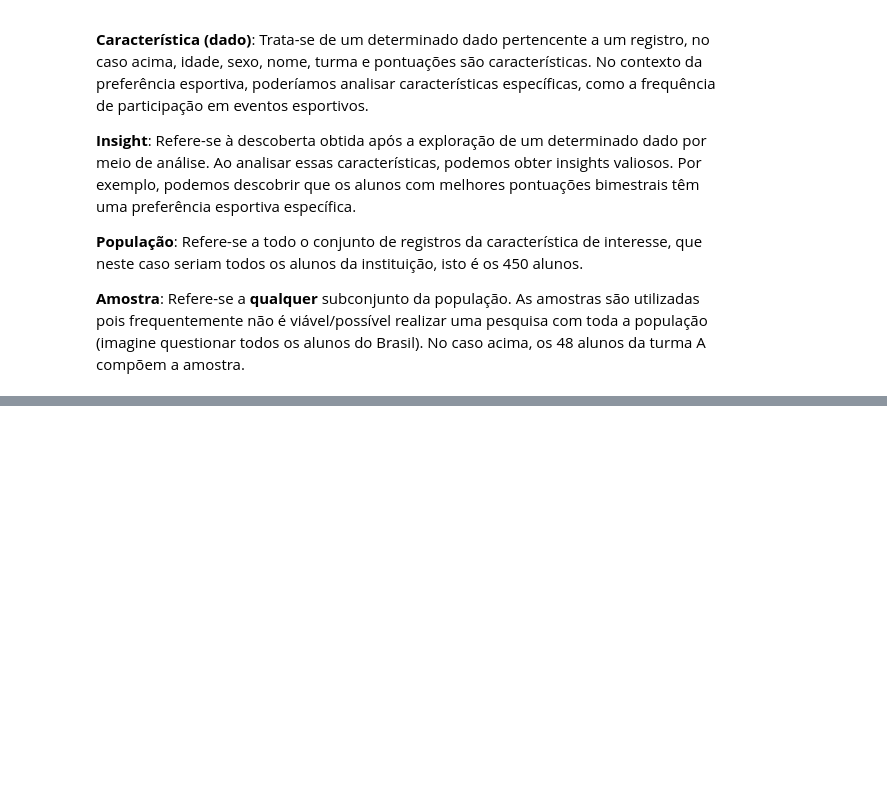
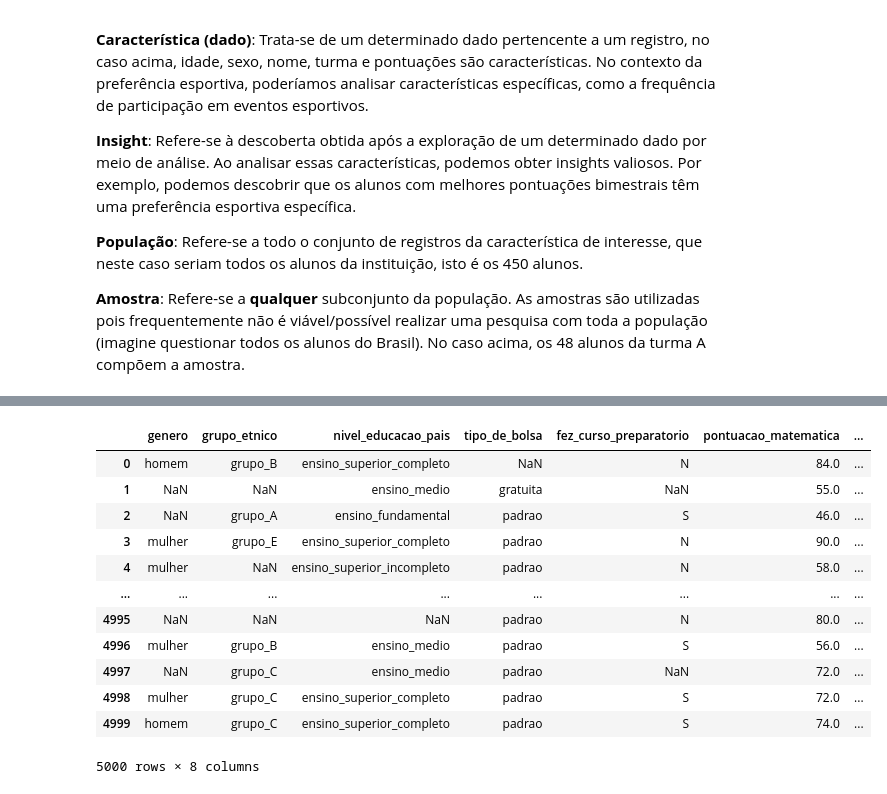
Before and after one commit to CaesarDuarte/data-science-studies, a Jupyter notebook: analise-exploratoria/analise-exploratoria-de-dados.ipynb, the cells around one changed output, grey strips where cells are left out. Saved outputs shown, nothing was run; the diff lists cells and outputs as text; code cells hidden in the pictures; blank space fills up the shorter version.

```diff
--- a/analise-exploratoria/analise-exploratoria-de-dados.ipynb
+++ b/analise-exploratoria/analise-exploratoria-de-dados.ipynb
@@ -74,0 +293,17 @@ import numpy as np # Usaremos a biblioteca numpy para operações matemáticas
+# %%
+# Observe que tal como no caso acima, as mudanças não foram efetivas
+df_sujo
+# %% [output]
+|  | genero | grupo_etnico | nivel_educacao_pais | tipo_de_bolsa | fez_curso_preparatorio | pontuacao_matematica | ... |
+| 0 | homem | grupo_B | ensino_superior_completo | NaN | N | 84.0 | ... |
+| 1 | NaN | NaN | ensino_medio | gratuita | NaN | 55.0 | ... |
+| 2 | NaN | grupo_A | ensino_fundamental | padrao | S | 46.0 | ... |
+| 3 | mulher | grupo_E | ensino_superior_completo | padrao | N | 90.0 | ... |
+| 4 | mulher | NaN | ensino_superior_incompleto | padrao | N | 58.0 | ... |
+| ... | ... | ... | ... | ... | ... | ... | ... |
+| 4995 | NaN | NaN | NaN | padrao | N | 80.0 | ... |
+| 4996 | mulher | grupo_B | ensino_medio | padrao | S | 56.0 | ... |
+| 4997 | NaN | grupo_C | ensino_medio | padrao | NaN | 72.0 | ... |
+| 4998 | mulher | grupo_C | ensino_superior_completo | padrao | S | 72.0 | ... |
+| 4999 | homem | grupo_C | ensino_superior_completo | padrao | S | 74.0 | ... |
+5000 rows × 8 columns
```
Also changed, not shown: parts of 42 cells of this notebook, 1 other file.
